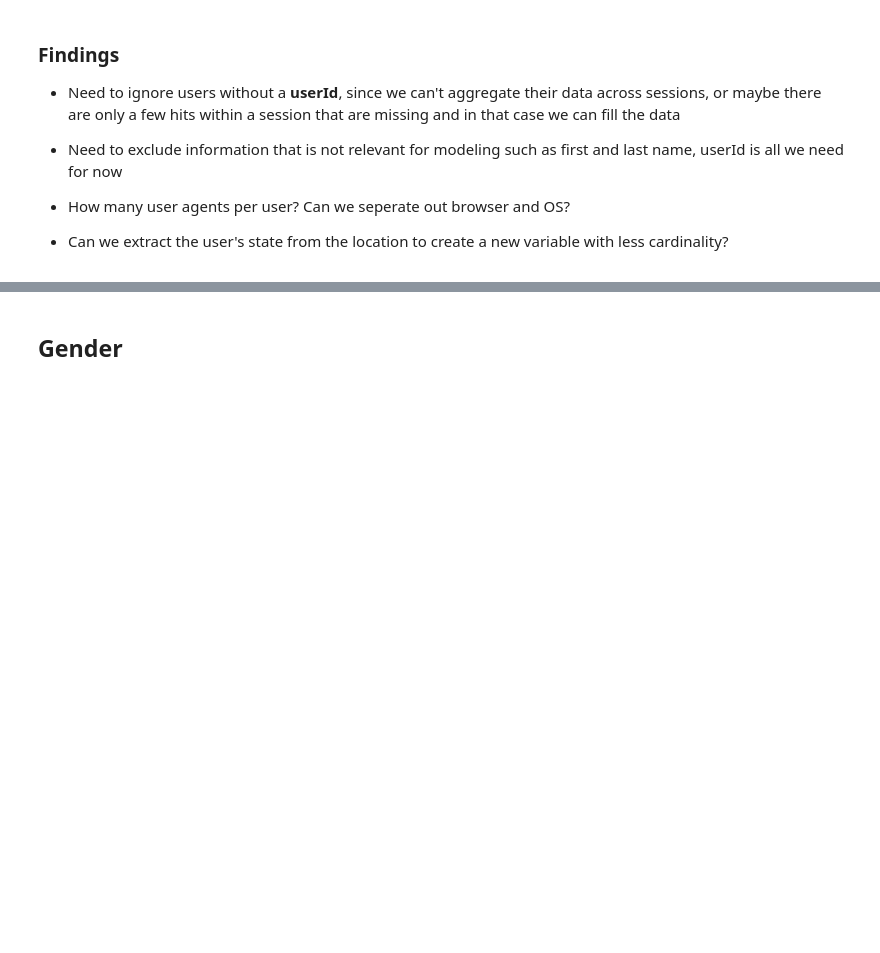
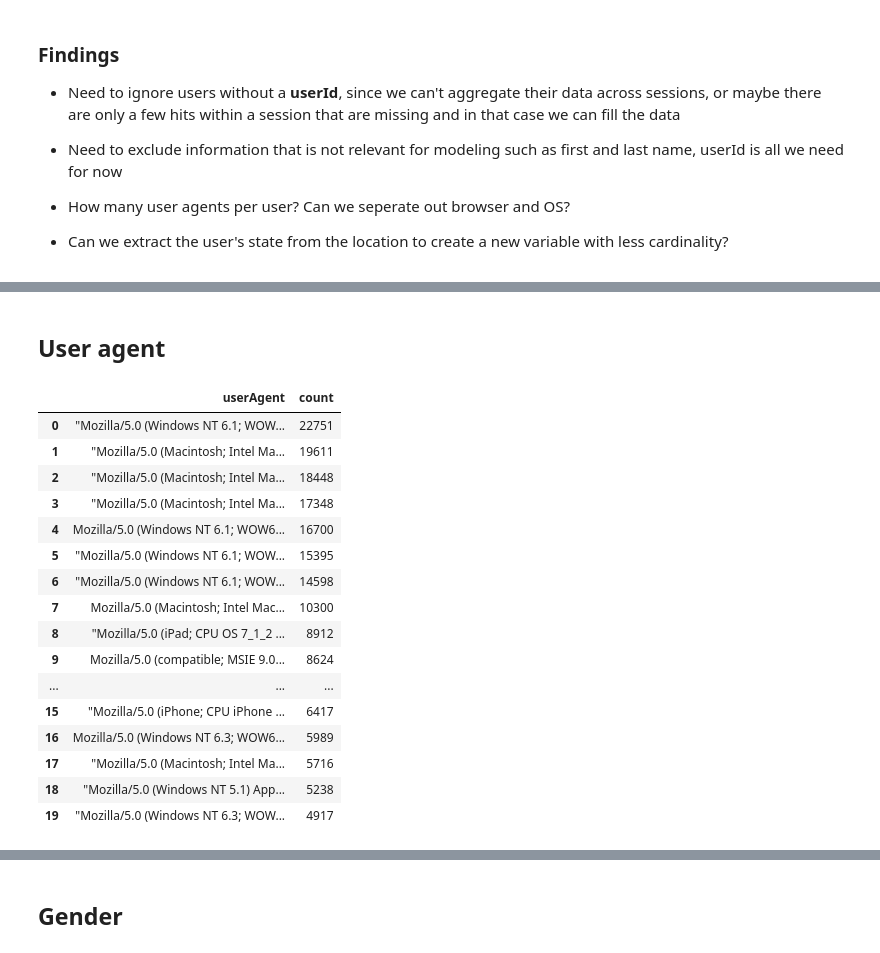
Before and after one commit to j450h1/https-github.com-j450h1-udacity-data-scientist-nanodegree-capstone-project, a Jupyter notebook: Sparkify.ipynb, the cells around one changed output, grey strips where cells are left out. Drawn from its saved outputs; the diff is of its cells as text; code cells hidden in the pictures; blank space fills up the shorter version.

```diff
--- a/Sparkify.ipynb
+++ b/Sparkify.ipynb
@@ -247,0 +274,22 @@ artist  count
+# %% [markdown]
+## User agent
+# %%
+topn_values('userAgent', 20)
+# %% [output]
+|  | userAgent | count |
+| 0 | "Mozilla/5.0 (Windows NT 6.1; WOW... | 22751 |
+| 1 | "Mozilla/5.0 (Macintosh; Intel Ma... | 19611 |
+| 2 | "Mozilla/5.0 (Macintosh; Intel Ma... | 18448 |
+| 3 | "Mozilla/5.0 (Macintosh; Intel Ma... | 17348 |
+| 4 | Mozilla/5.0 (Windows NT 6.1; WOW6... | 16700 |
+| 5 | "Mozilla/5.0 (Windows NT 6.1; WOW... | 15395 |
+| 6 | "Mozilla/5.0 (Windows NT 6.1; WOW... | 14598 |
+| 7 | Mozilla/5.0 (Macintosh; Intel Mac... | 10300 |
+| 8 | "Mozilla/5.0 (iPad; CPU OS 7_1_2 ... | 8912 |
+| 9 | Mozilla/5.0 (compatible; MSIE 9.0... | 8624 |
+| ... | ... | ... |
+| 15 | "Mozilla/5.0 (iPhone; CPU iPhone ... | 6417 |
+| 16 | Mozilla/5.0 (Windows NT 6.3; WOW6... | 5989 |
+| 17 | "Mozilla/5.0 (Macintosh; Intel Ma... | 5716 |
+| 18 | "Mozilla/5.0 (Windows NT 5.1) App... | 5238 |
+| 19 | "Mozilla/5.0 (Windows NT 6.3; WOW... | 4917 |
```
Also changed, not shown: parts of 45 cells of this notebook, 2 other files.
